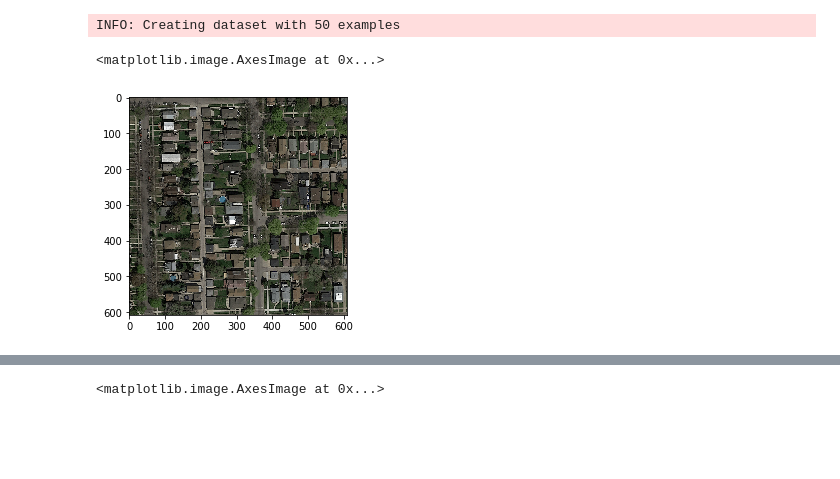
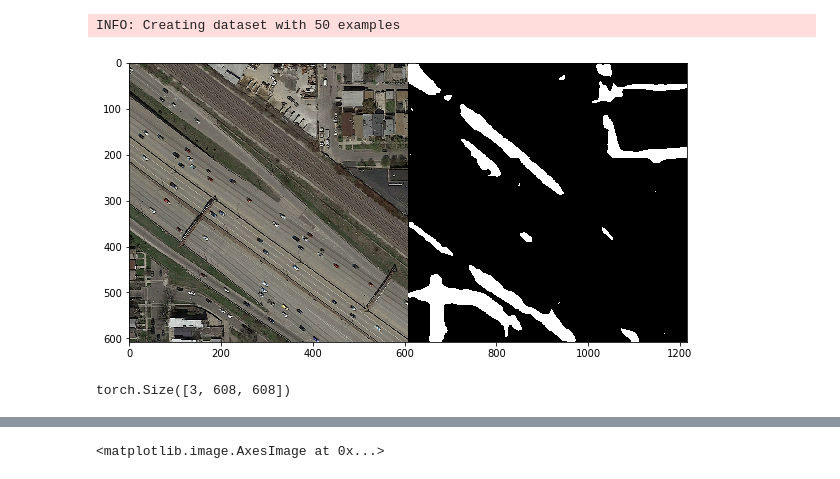
Before and after one commit to ehoelzl/ML_course, a Jupyter notebook: projects/project2/project_road_segmentation/torch_unet/Torch.ipynb, the cells around one changed output, grey strips where cells are left out. Drawn from its saved outputs; the diff is of its cells as text; code cells hidden in the pictures; blank space fills up the shorter version.

Commit message:
Updates and bugfix on test

```diff
--- a/projects/project2/project_road_segmentation/torch_unet/Torch.ipynb
+++ b/projects/project2/project_road_segmentation/torch_unet/Torch.ipynb
@@ -36,7 +72,7 @@ INFO: Creating dataset with 100 examples
 # Register device
 device = torch.device('cuda' if torch.cuda.is_available() else 'cpu')
 logging.info(f'Using device {device}')
-net = UNet(n_channels=3, n_classes=1, depth=3, padding=True)
+net = UNet(n_channels=3, n_classes=1, depth=4, padding=True, init_filters=4)
 net.to(device=device);
 # %% [output]
 INFO: Using device cpu
@@ -51,5 +95,5 @@ scheduler = optim.lr_scheduler.StepLR(optimizer, 10, 0.5)
 # %%
-net.load_state_dict(state_dict=torch.load("../models/model_depth3_BS1_epochs100_lr0.001_padding/final.pth", map_location=device))
+net.load_state_dict(state_dict=torch.load("../models/model_depth5_BS1_epochs100_lr0.0001_padding_aug_decay/checkpoints/CP_epoch13.pth", map_location=device))
 # %% [output]
 <All keys matched successfully>
 # %%
@@ -59,13 +103,8 @@ test_loader = DataLoader(test_set, batch_size=1, shuffle=False, num_workers=2, p
 # %% [output]
 INFO: Creating dataset with 50 examples
 # %%
-from torch_unet.image_utils import get_image_patches
-img = test_set[0]['image']
-raw_img = test_set.get_raw_image(0)
-patches_torch = get_image_patches(img, 400)
-#patches = np.array([x.transpose((1,2,0)) for x in get_image_patches(img, 400)])
+from torch_unet.image_utils import get_image_patches, combine_patches
+img = test_set[31]['image']
+patches = get_image_patches(img, 400)
+preds = torch.sigmoid(net(patches[0]))
+pred = combine_patches(preds, 608)
-# %%
-plt.imshow(raw_img)
-# %% [output]
-<matplotlib.image.AxesImage at 0x...>
-[figure, removed]
@@ -73,0 +113,11 @@ patches_pred = torch.sigmoid(net(patches_torch))
+# %%
+img_raw = img.detach().numpy().transpose((1,2,0))
+pred = pred[0].detach().numpy()
+# %%
+show_side_by_side(img_raw, (pred > 0.5) * 1)
+# %% [output]
+[figure, added]
+# %%
+torch.flip(img, (0, 1)).shape
+# %% [output]
+torch.Size([3, 608, 608])
```
Also changed, not shown: parts of 22 cells of this notebook, 6 other files.
